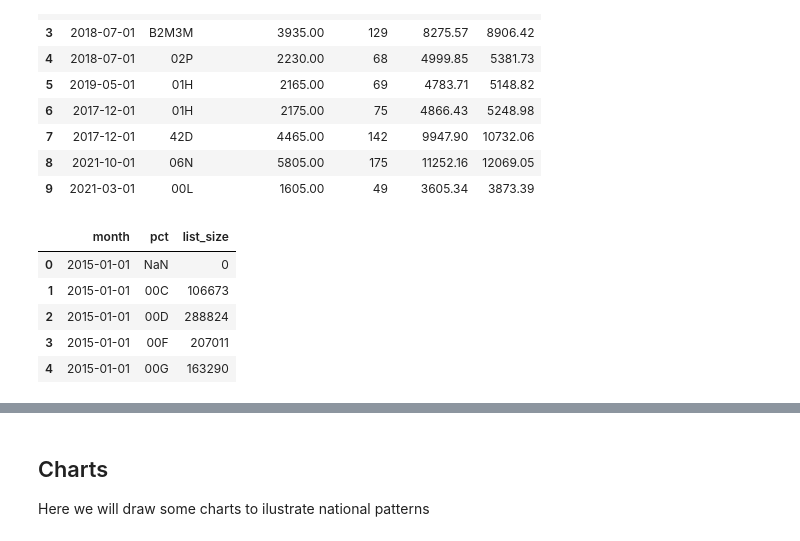
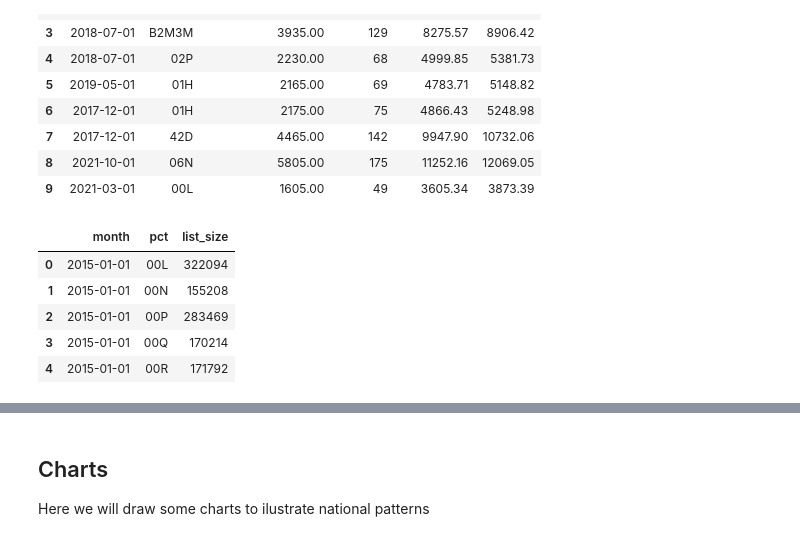
Before and after one commit to ebmdatalab/lidocaine-eng-ire, a Jupyter notebook: notebooks/English notebook.ipynb, the cells around one changed output, grey strips where cells are left out. Drawn from its saved outputs; the diff is of its cells as text; code cells hidden in the pictures.

Commit message:
amended list size query
mapped practice CCG code to current CCG, rather than CCG at time of list size

```diff
--- a/notebooks/English notebook.ipynb
+++ b/notebooks/English notebook.ipynb
@@ -66,26 +66,30 @@ df_lidocaine.head(10)
 # %%
 # get data for patient list size (all patients)
 sql2 = """
 SELECT
-DATE(month) AS month,
-pct_id AS pct,
-sum(total_list_size) as list_size
-FROM ebmdatalab.hscic.practice_statistics
-group by
+DATE(stats.month) AS month,
+prac.ccg_id AS pct,
+sum(stats.total_list_size) as list_size
+FROM ebmdatalab.hscic.practice_statistics as stats
+INNER JOIN
+ebmdatalab.hscic.practices as prac
+ON
+prac.code = stats.practice
+GROUP BY
 month, pct
-order by
+ORDER BY
 month, pct
 """
 listsize_df = bq.cached_read(sql2, csv_path=os.path.join('..', 'data','list_size.csv'), use_cache=True)
 listsize_df['month'] = listsize_df['month'].astype('datetime64[ns]')
 listsize_df.head()
 # %% [output]
 |  | month | pct | list_size |
-| 0 | 2015-01-01 | NaN | 0 |
-| 1 | 2015-01-01 | 00C | 106673 |
-| 2 | 2015-01-01 | 00D | 288824 |
-| 3 | 2015-01-01 | 00F | 207011 |
-| 4 | 2015-01-01 | 00G | 163290 |
+| 0 | 2015-01-01 | 00L | 322094 |
+| 1 | 2015-01-01 | 00N | 155208 |
+| 2 | 2015-01-01 | 00P | 283469 |
+| 3 | 2015-01-01 | 00Q | 170214 |
+| 4 | 2015-01-01 | 00R | 171792 |
 # %%
 lidocaine_and_listsize = pd.merge(df_lidocaine, listsize_df, on=['month', 'pct'])
 lidocaine_and_listsize['plasters_per_1000'] = 1000* (lidocaine_and_listsize['quantity_of_plasters']/lidocaine_and_listsize['list_size'])
```
Also changed, not shown: parts of 3 cells of this notebook, 3 other files.
